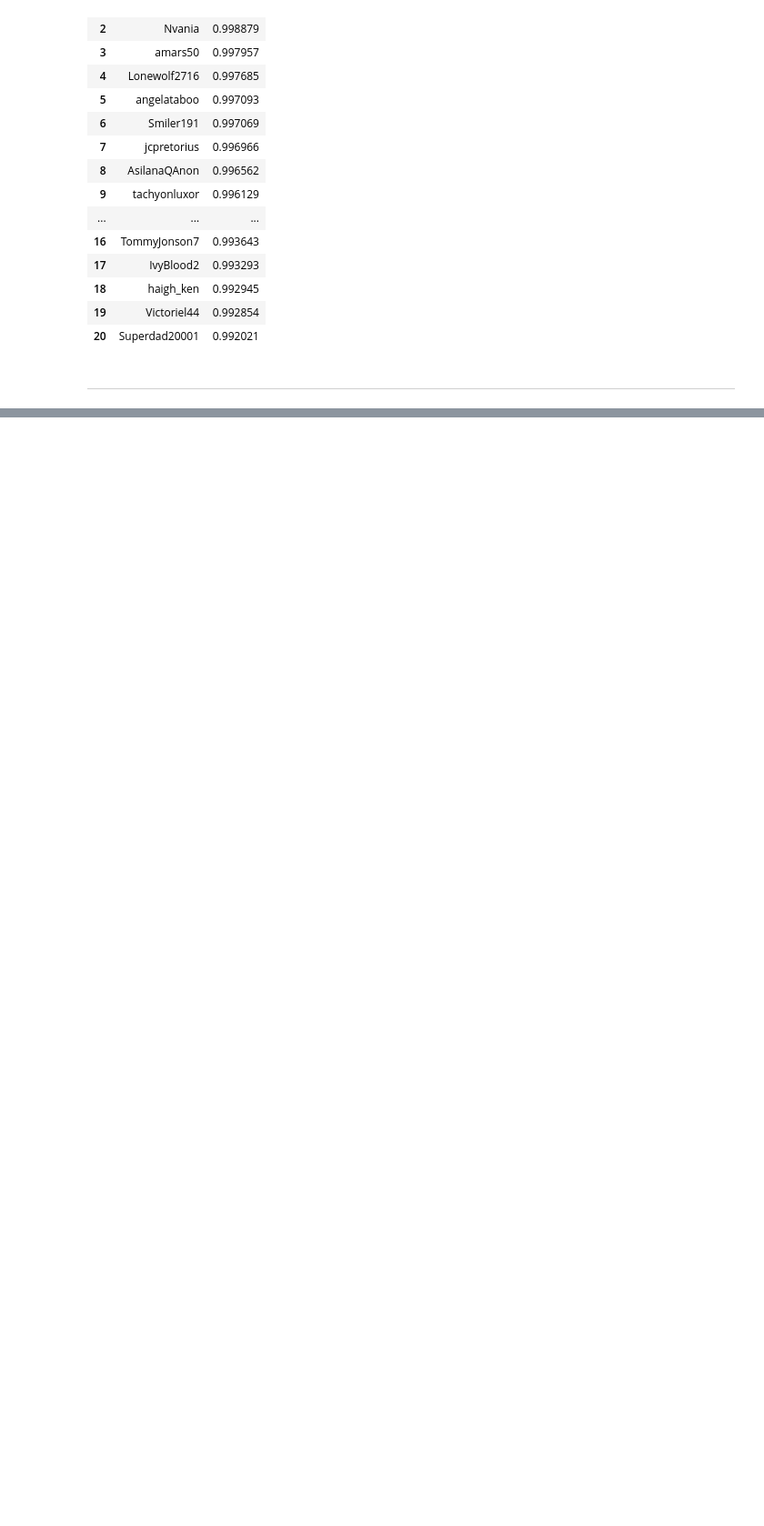
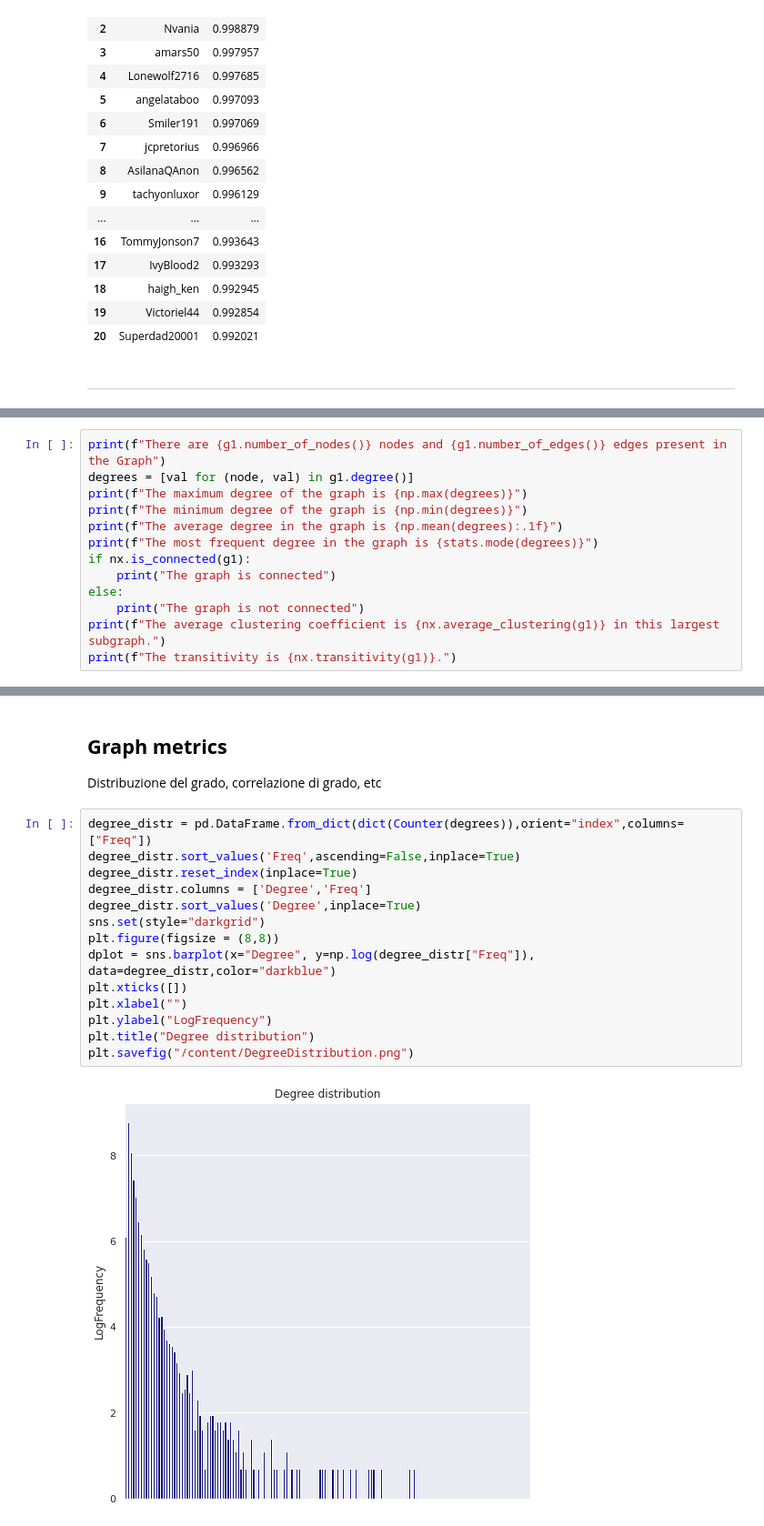
Before and after one commit to RCrvro/Social-Media-Analytics-Project, a Jupyter notebook: Social_Media_Analytics_Project.ipynb, the cells around one changed output, grey strips where cells are left out. Shown at 91% size. Drawn from its saved outputs; the diff is of its cells as text; blank space fills up the shorter version.

```diff
--- a/Social_Media_Analytics_Project.ipynb
+++ b/Social_Media_Analytics_Project.ipynb
@@ -838,0 +877,13 @@ Original graph has 30914 nodes and 65001 edges.
+# %%
+print(f"There are {g1.number_of_nodes()} nodes and {g1.number_of_edges()} edges present in the Graph")
+degrees = [val for (node, val) in g1.degree()]
+print(f"The maximum degree of the graph is {np.max(degrees)}")
+print(f"The minimum degree of the graph is {np.min(degrees)}")
+print(f"The average degree in the graph is {np.mean(degrees):.1f}")
+print(f"The most frequent degree in the graph is {stats.mode(degrees)}")
+if nx.is_connected(g1):
+    print("The graph is connected")
+else:
+    print("The graph is not connected")
+print(f"The average clustering coefficient is {nx.average_clustering(g1)} in this largest subgraph.")
+print(f"The transitivity is {nx.transitivity(g1)}.")
@@ -850,0 +932,19 @@ Original graph has 30914 nodes and 65001 edges.
+# %% [markdown]
+## **Graph metrics**
+Distribuzione del grado, correlazione di grado, etc
+# %%
+degree_distr = pd.DataFrame.from_dict(dict(Counter(degrees)),orient="index",columns=["Freq"])
+degree_distr.sort_values('Freq',ascending=False,inplace=True)
+degree_distr.reset_index(inplace=True)
+degree_distr.columns = ['Degree','Freq']
+degree_distr.sort_values('Degree',inplace=True)
+sns.set(style="darkgrid")
+plt.figure(figsize = (8,8))
+dplot = sns.barplot(x="Degree", y=np.log(degree_distr["Freq"]), data=degree_distr,color="darkblue")
+plt.xticks([])
+plt.xlabel("")
+plt.ylabel("LogFrequency")
+plt.title("Degree distribution")
+plt.savefig("/content/DegreeDistribution.png")
+# %% [output]
+[figure, added]
```
Also changed, not shown: parts of 11 cells of this notebook, 3 other files.
